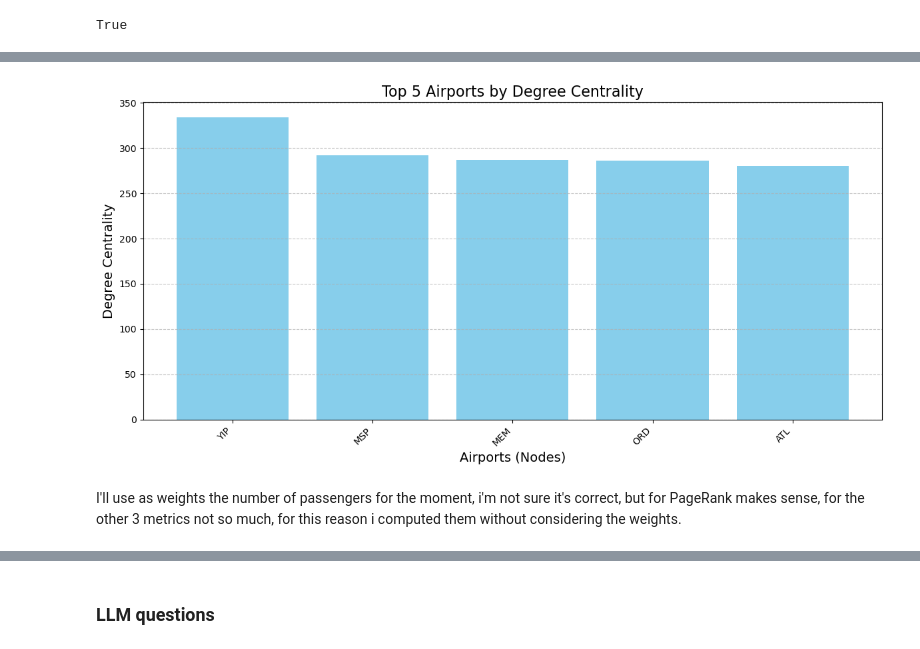
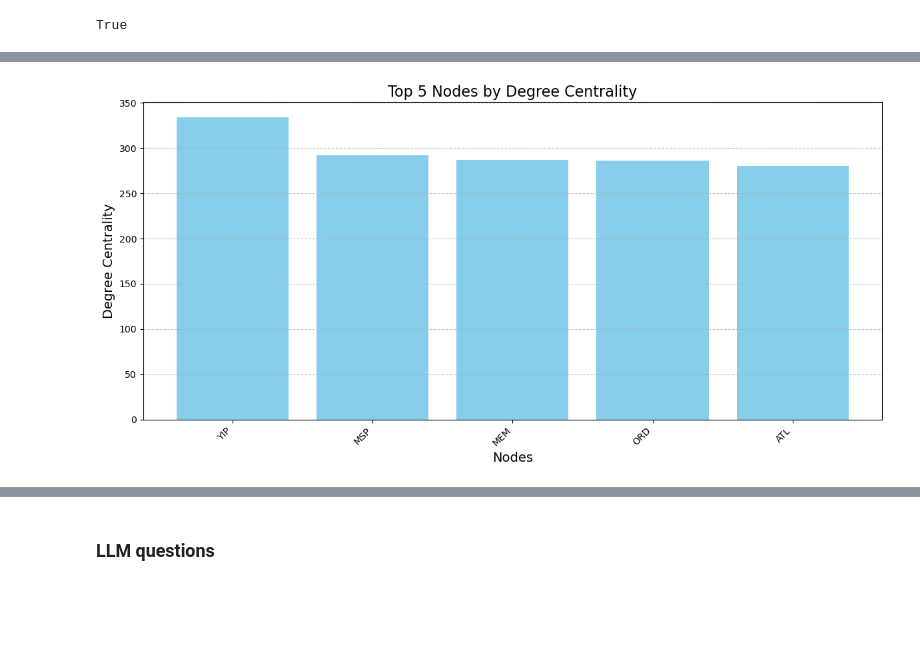
Before and after one commit to lebj995/ADM_HW5, a Jupyter notebook: main.ipynb, the cells around one changed output, grey strips where cells are left out. Drawn from its saved outputs; the diff is of its cells as text; code cells hidden in the pictures; blank space fills up the shorter version.

```diff
--- a/main.ipynb
+++ b/main.ipynb
@@ -262,0 +191,3 @@ def plot_top_metric(betweenness_centrality, metric, top_n=20):
+# %%
+# Computing all the dictionaries with the metrics for each airport, and a df with the metrics for the requested airport
+centrality_df, betweenness_centr, closeness_centrality, degree_centrality, pageranks = cn.analyze_centrality(G_dir, G_no_dir, 'BOS')
@@ -322,8 +270,4 @@ def numbers_neighbors(graph):
-# %%
-degree_centrality = numbers_neighbors(G_dir)
 # %%
-plot_top_metric(degree_centrality, 'Degree Centrality', top_n=5)
+cn.plot_top_metric(degree_centrality, 'Degree Centrality', top_n=5)
 # %% [output]
-[figure, old version]
+[figure, new version]
-# %% [markdown]
-I'll use as weights the number of passengers for the moment, i'm not sure it's correct, but for PageRank makes sense, for the other 3 metrics not so much, for this reason i computed them without considering the weights.
```
Also changed, not shown: parts of 49 cells of this notebook, 3 other files.
